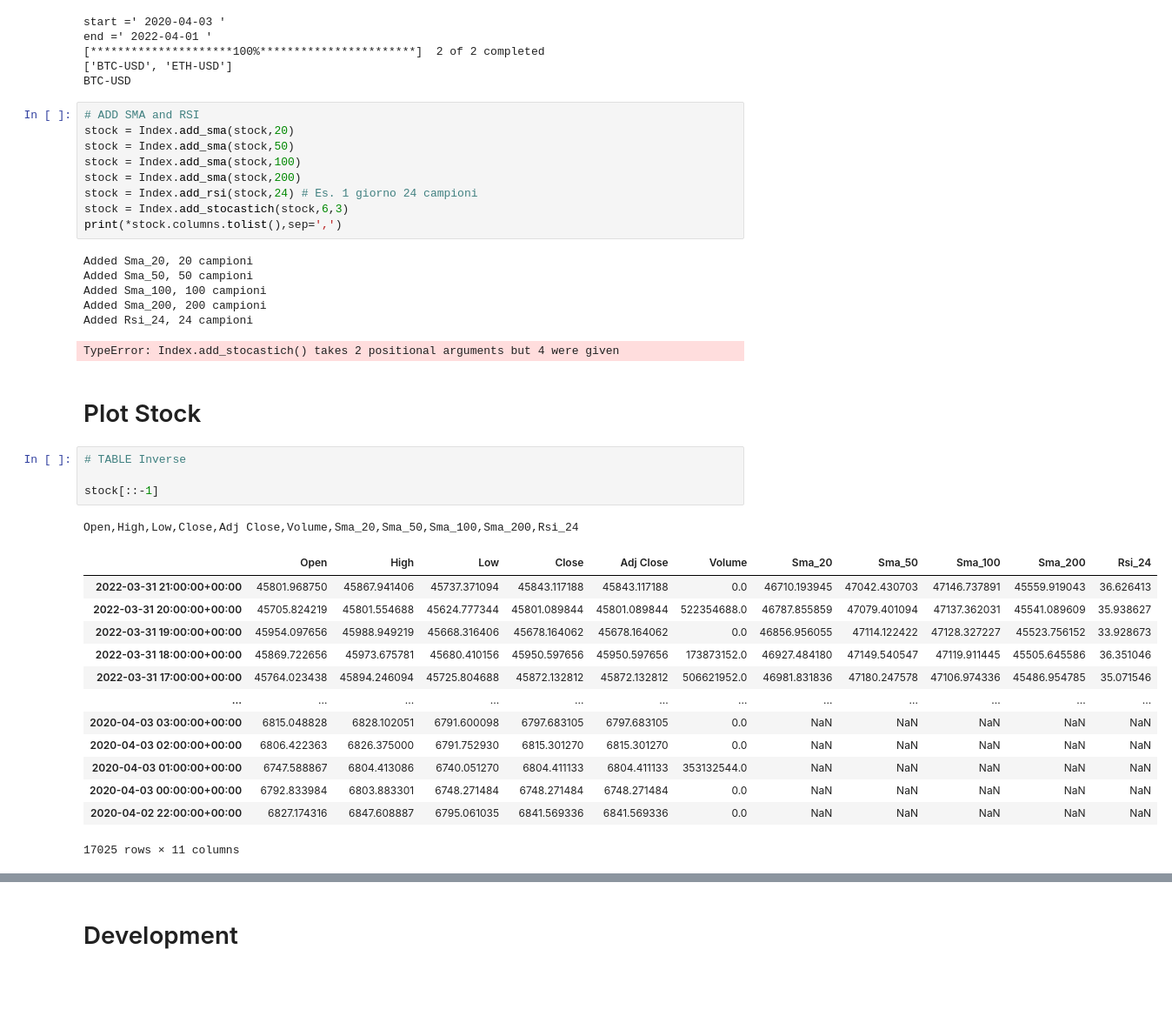
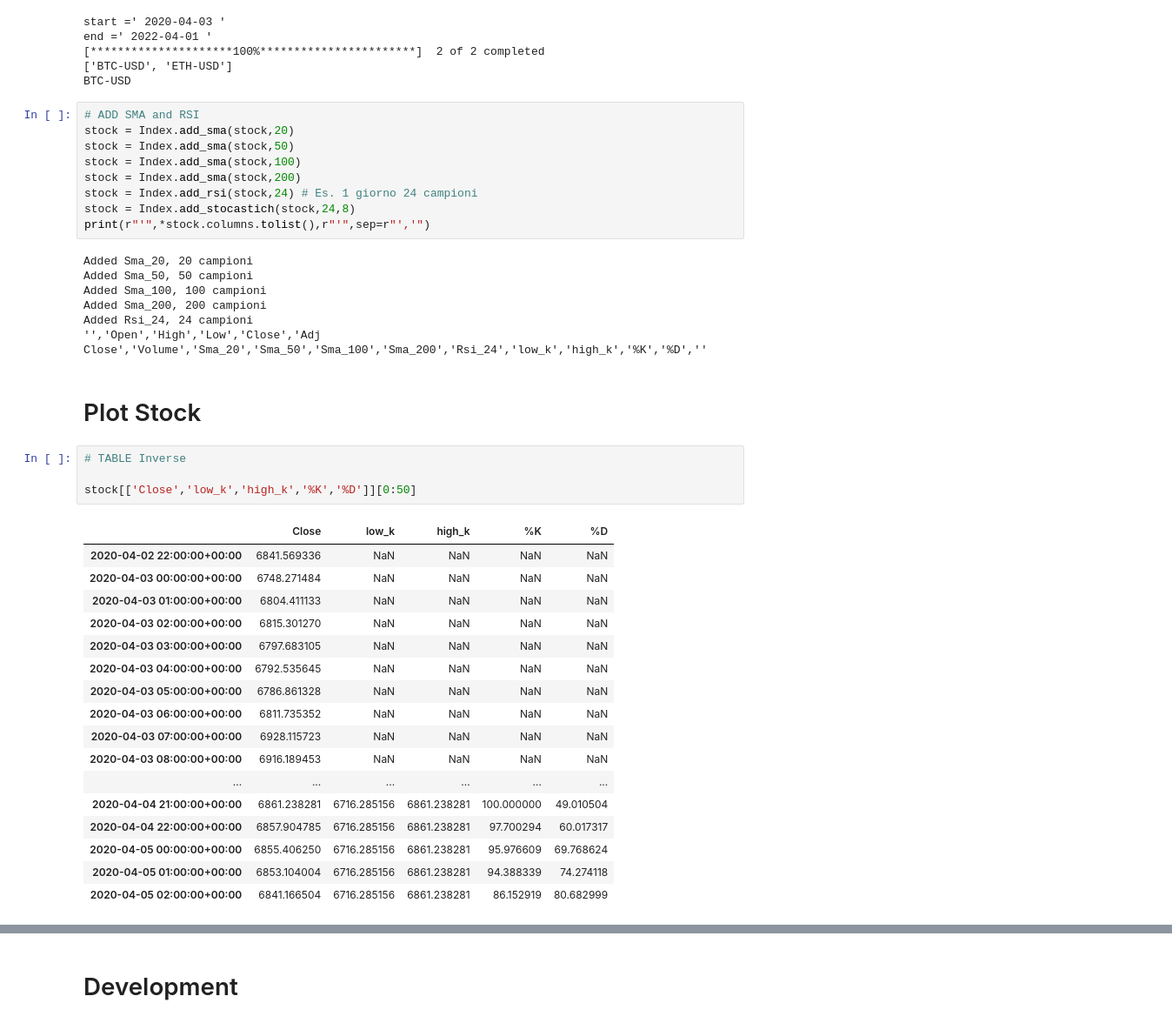
Before and after one commit to MarcoPluchino/2021_FinanceJupyterTutorial, a Jupyter notebook: rbt/notebook/wc_20220329_prova.ipynb, the cells around one changed output, grey strips where cells are left out. Shown at 87% size. Saved outputs shown, nothing was run; the diff lists cells and outputs as text; blank space fills up the shorter version.

```diff
--- a/rbt/notebook/wc_20220329_prova.ipynb
+++ b/rbt/notebook/wc_20220329_prova.ipynb
@@ -53,36 +53,39 @@ stock = Index.add_sma(stock,50)
 stock = Index.add_sma(stock,100)
 stock = Index.add_sma(stock,200)
 stock = Index.add_rsi(stock,24) # Es. 1 giorno 24 campioni
-stock = Index.add_stocastich(stock,6,3)
-print(*stock.columns.tolist(),sep=',')
+stock = Index.add_stocastich(stock,24,8)
+print(r"'",*stock.columns.tolist(),r"'",sep=r"','")
 # %% [output]
 Added Sma_20, 20 campioni
 Added Sma_50, 50 campioni
 Added Sma_100, 100 campioni
 Added Sma_200, 200 campioni
 Added Rsi_24, 24 campioni
+'','Open','High','Low','Close','Adj Close','Volume','Sma_20','Sma_50','Sma_100','Sma_200','Rsi_24','low_k','high_k','%K','%D',''
-TypeError: Index.add_stocastich() takes 2 positional arguments but 4 were given
 # %% [markdown]
 # Plot Stock
 # %%
 # TABLE Inverse
 
-stock[::-1]
+stock[['Close','low_k','high_k','%K','%D']][0:50]
 # %% [output]
-Open,High,Low,Close,Adj Close,Volume,Sma_20,Sma_50,Sma_100,Sma_200,Rsi_24
-|  | Open | High | Low | Close | Adj Close | Volume | Sma_20 | Sma_50 | Sma_100 | Sma_200 | Rsi_24 |
-| 2022-03-31 21:00:00+00:00 | 45801.968750 | 45867.941406 | 45737.371094 | 45843.117188 | 45843.117188 | 0.0 | 46710.193945 | 47042.430703 | 47146.737891 | 45559.919043 | 36.626413 |
-| 2022-03-31 20:00:00+00:00 | 45705.824219 | 45801.554688 | 45624.777344 | 45801.089844 | 45801.089844 | 522354688.0 | 46787.855859 | 47079.401094 | 47137.362031 | 45541.089609 | 35.938627 |
-| 2022-03-31 19:00:00+00:00 | 45954.097656 | 45988.949219 | 45668.316406 | 45678.164062 | 45678.164062 | 0.0 | 46856.956055 | 47114.122422 | 47128.327227 | 45523.756152 | 33.928673 |
-| 2022-03-31 18:00:00+00:00 | 45869.722656 | 45973.675781 | 45680.410156 | 45950.597656 | 45950.597656 | 173873152.0 | 46927.484180 | 47149.540547 | 47119.911445 | 45505.645586 | 36.351046 |
-| 2022-03-31 17:00:00+00:00 | 45764.023438 | 45894.246094 | 45725.804688 | 45872.132812 | 45872.132812 | 506621952.0 | 46981.831836 | 47180.247578 | 47106.974336 | 45486.954785 | 35.071546 |
-| ... | ... | ... | ... | ... | ... | ... | ... | ... | ... | ... | ... |
-| 2020-04-03 03:00:00+00:00 | 6815.048828 | 6828.102051 | 6791.600098 | 6797.683105 | 6797.683105 | 0.0 | NaN | NaN | NaN | NaN | NaN |
-| 2020-04-03 02:00:00+00:00 | 6806.422363 | 6826.375000 | 6791.752930 | 6815.301270 | 6815.301270 | 0.0 | NaN | NaN | NaN | NaN | NaN |
-| 2020-04-03 01:00:00+00:00 | 6747.588867 | 6804.413086 | 6740.051270 | 6804.411133 | 6804.411133 | 353132544.0 | NaN | NaN | NaN | NaN | NaN |
-| 2020-04-03 00:00:00+00:00 | 6792.833984 | 6803.883301 | 6748.271484 | 6748.271484 | 6748.271484 | 0.0 | NaN | NaN | NaN | NaN | NaN |
-| 2020-04-02 22:00:00+00:00 | 6827.174316 | 6847.608887 | 6795.061035 | 6841.569336 | 6841.569336 | 0.0 | NaN | NaN | NaN | NaN | NaN |
+|  | Close | low_k | high_k | %K | %D |
+| 2020-04-02 22:00:00+00:00 | 6841.569336 | NaN | NaN | NaN | NaN |
+| 2020-04-03 00:00:00+00:00 | 6748.271484 | NaN | NaN | NaN | NaN |
+| 2020-04-03 01:00:00+00:00 | 6804.411133 | NaN | NaN | NaN | NaN |
+| 2020-04-03 02:00:00+00:00 | 6815.301270 | NaN | NaN | NaN | NaN |
+| 2020-04-03 03:00:00+00:00 | 6797.683105 | NaN | NaN | NaN | NaN |
+| 2020-04-03 04:00:00+00:00 | 6792.535645 | NaN | NaN | NaN | NaN |
+| 2020-04-03 05:00:00+00:00 | 6786.861328 | NaN | NaN | NaN | NaN |
+| 2020-04-03 06:00:00+00:00 | 6811.735352 | NaN | NaN | NaN | NaN |
+| 2020-04-03 07:00:00+00:00 | 6928.115723 | NaN | NaN | NaN | NaN |
+| 2020-04-03 08:00:00+00:00 | 6916.189453 | NaN | NaN | NaN | NaN |
+| ... | ... | ... | ... | ... | ... |
+| 2020-04-04 21:00:00+00:00 | 6861.238281 | 6716.285156 | 6861.238281 | 100.000000 | 49.010504 |
+| 2020-04-04 22:00:00+00:00 | 6857.904785 | 6716.285156 | 6861.238281 | 97.700294 | 60.017317 |
+| 2020-04-05 00:00:00+00:00 | 6855.406250 | 6716.285156 | 6861.238281 | 95.976609 | 69.768624 |
+| 2020-04-05 01:00:00+00:00 | 6853.104004 | 6716.285156 | 6861.238281 | 94.388339 | 74.274118 |
+| 2020-04-05 02:00:00+00:00 | 6841.166504 | 6716.285156 | 6861.238281 | 86.152919 | 80.682999 |
-17025 rows × 11 columns
 # %%
 # https://jakevdp.github.io/PythonDataScienceHandbook/04.08-multiple-subplots.html
 # PLOT TUTTI GLI INDICI
```
Also changed, not shown: parts of 7 cells of this notebook, 1 other file.
